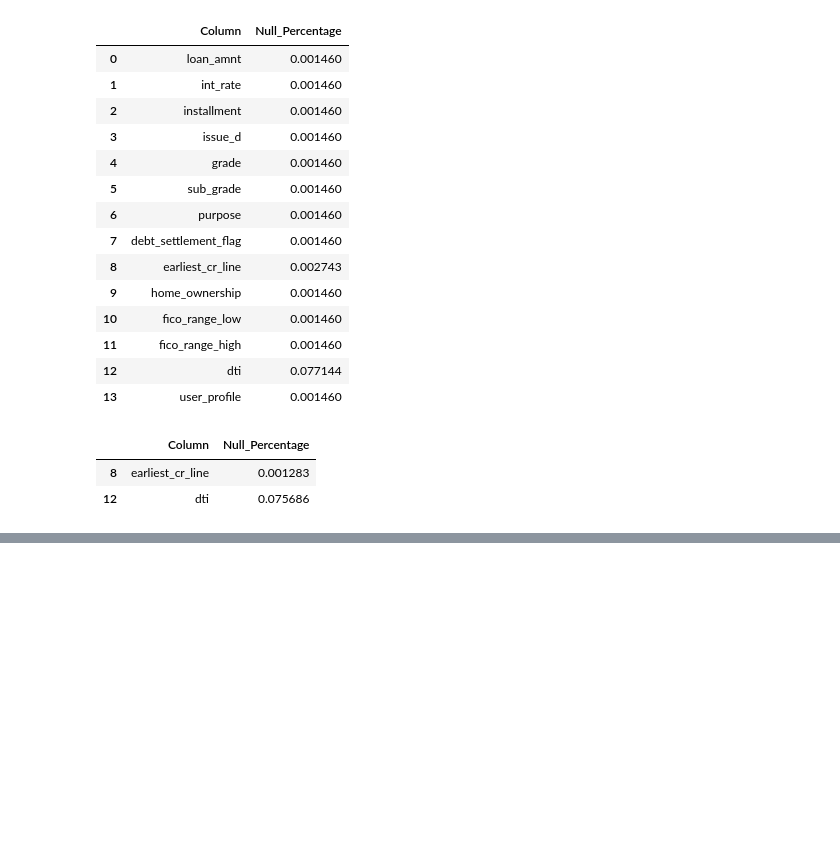
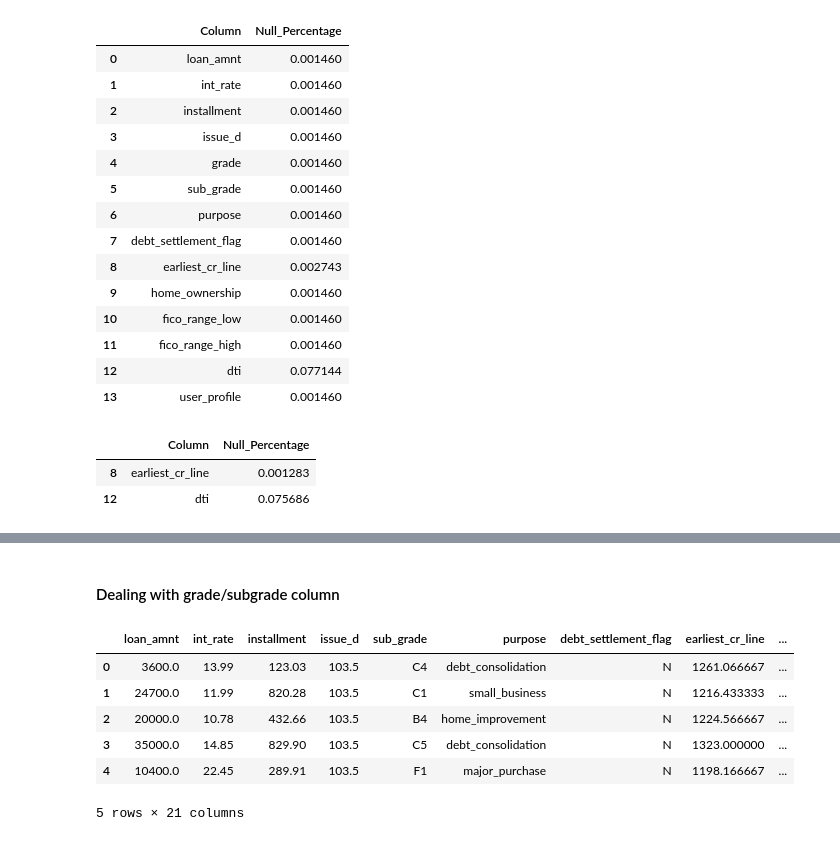
Before and after one commit to Kritika-19/loan-lending, a Jupyter notebook: notebooks/feature_engg.ipynb, the cells around one changed output, grey strips where cells are left out. Drawn from its saved outputs; the diff is of its cells as text; code cells hidden in the pictures; blank space fills up the shorter version.

```diff
--- a/notebooks/feature_engg.ipynb
+++ b/notebooks/feature_engg.ipynb
@@ -91,6 +90,6 @@ null_df(df_selected)
 # Drop all rows with null values in earliest_cr_line because its a `date` column and its not possible to fill it with any value
 df_selected = df_selected[df_selected['earliest_cr_line'].notnull()]
 # DTI is a continuous variable and can be filled with mean value
-df_selected['dti'].fillna(df_selected['dti'].mean(), inplace=True)
+df_selected['dti'] = df_selected['dti'].fillna(df_selected['dti'].mean())
 null_df(df_selected)
 # %% [output]
@@ -103,0 +101,8 @@ For example, when doing 'df[col].method(value, inplace=True)', try using 'df.met
+# %%
+earliest_issue_d = min(pd.to_datetime(df['issue_d']))
+print("Earliest Issue of Loan: {}".format(earliest_issue_d))
+
+# Calculate the number of months since the earliest issue date and assign it to the issue_d column
+df_selected['issue_d'] = pd.to_datetime(df_selected['issue_d'])
+df_selected['issue_d'] = (df_selected['issue_d'] - earliest_issue_d) / (np.timedelta64(1, 'D') * 30)
+df_selected['issue_d'].head()
@@ -103,0 +117,10 @@ For example, when doing 'df[col].method(value, inplace=True)', try using 'df.met
+# %%
+min_earliest_credit_line = min(pd.to_datetime(df['earliest_cr_line']))
+print("Min Earliest Credit Line: {}".format(min_earliest_credit_line))
+
+# Problem with considering min_earliest_credit_line is that it is in the future, a person with an even earlier credit line will have a negative value
+# To deal with this and to be on safe side, we will assign min_earliest_credit_line to be 1900-01-01
+min_earliest_credit_line = pd.to_datetime('1900-01-01')
+df_selected['earliest_cr_line'] = pd.to_datetime(df_selected['earliest_cr_line'])
+df_selected['earliest_cr_line'] = (df_selected['earliest_cr_line'] - min_earliest_credit_line) / (np.timedelta64(1, 'D') * 30)
+df_selected['earliest_cr_line'].head()
@@ -103,0 +135,18 @@ For example, when doing 'df[col].method(value, inplace=True)', try using 'df.met
+# %% [markdown]
+#### Dealing with grade/subgrade column
+# %%
+# Extract sub-grade number from sub-grade column
+df_selected['sub_grade_no'] = df_selected['sub_grade'].apply(lambda x: int(x.strip()[1:]))
+# %%
+# Convert grade into one_hot encoding columns
+grade_cols = ['grade_A', 'grade_B', 'grade_C', 'grade_D', 'grade_E', 'grade_F', 'grade_G']
+df_selected = pd.get_dummies(df_selected, columns=['grade'])
+df_selected.head()
+# %% [output]
+|  | loan_amnt | int_rate | installment | issue_d | sub_grade | purpose | debt_settlement_flag | earliest_cr_line | ... |
+| 0 | 3600.0 | 13.99 | 123.03 | 103.5 | C4 | debt_consolidation | N | 1261.066667 | ... |
+| 1 | 24700.0 | 11.99 | 820.28 | 103.5 | C1 | small_business | N | 1216.433333 | ... |
+| 2 | 20000.0 | 10.78 | 432.66 | 103.5 | B4 | home_improvement | N | 1224.566667 | ... |
+| 3 | 35000.0 | 14.85 | 829.90 | 103.5 | C5 | debt_consolidation | N | 1323.000000 | ... |
+| 4 | 10400.0 | 22.45 | 289.91 | 103.5 | F1 | major_purchase | N | 1198.166667 | ... |
+5 rows × 21 columns
```
Also changed, not shown: parts of 13 cells of this notebook, 1 other file.
